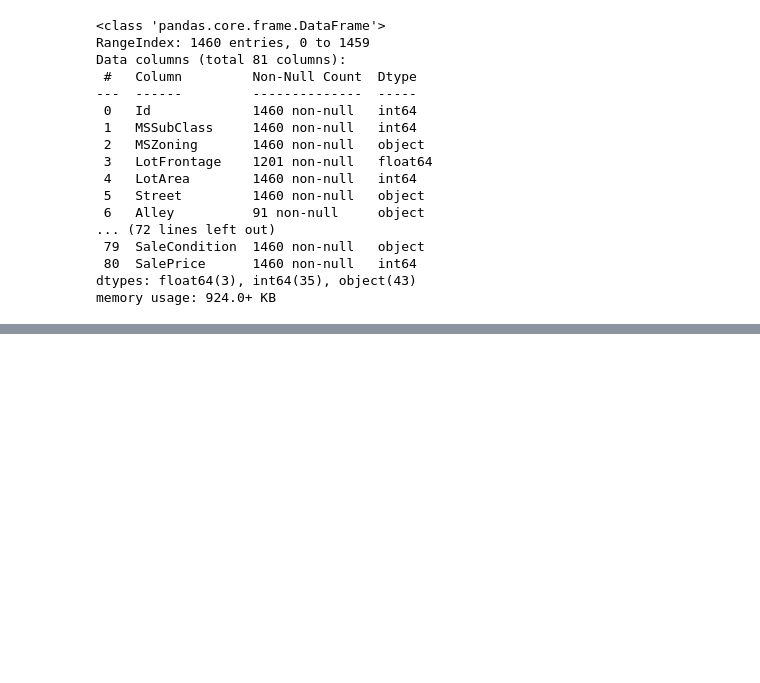
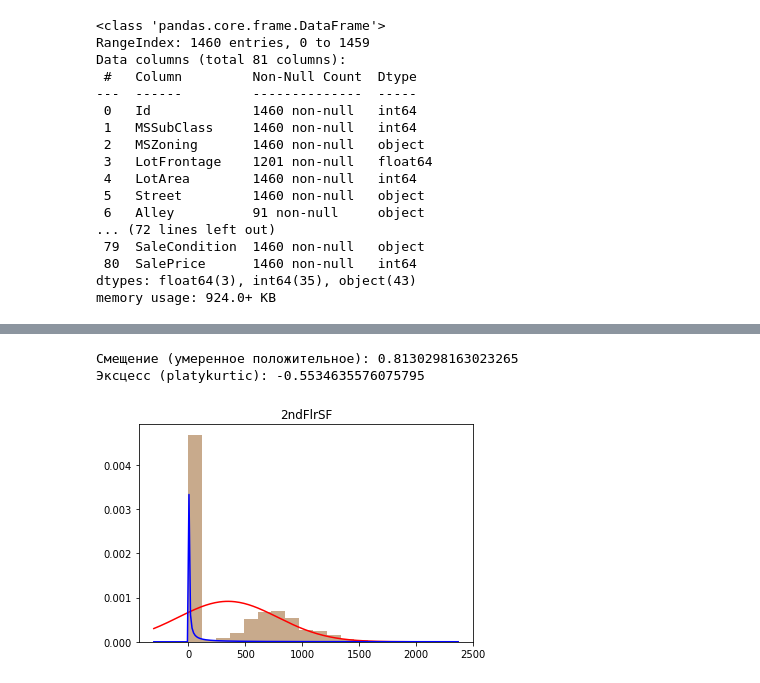
Before and after one commit to UTMN-Magistracy/Machine_Learning, a Jupyter notebook: lab_1/lab1.ipynb, the cells around one changed output, grey strips where cells are left out. Saved outputs shown, nothing was run; the diff lists cells and outputs as text; code cells hidden in the pictures; blank space fills up the shorter version.

```diff
--- a/lab_1/lab1.ipynb
+++ b/lab_1/lab1.ipynb
@@ -51,0 +130,9 @@ display(numeric_features)
+# %%
+'''
+2ndFlrSF - квадратные футы второго этажа
+'''
+present_info(feature=numeric_features['2ndFlrSF'])
+# %% [output]
+Смещение (умеренное положительное): 0.8130298163023265
+Эксцесс (platykurtic): -0.5534635576075795
+[figure, added]
```
Also changed, not shown: parts of 16 cells of this notebook, 19 other files.
